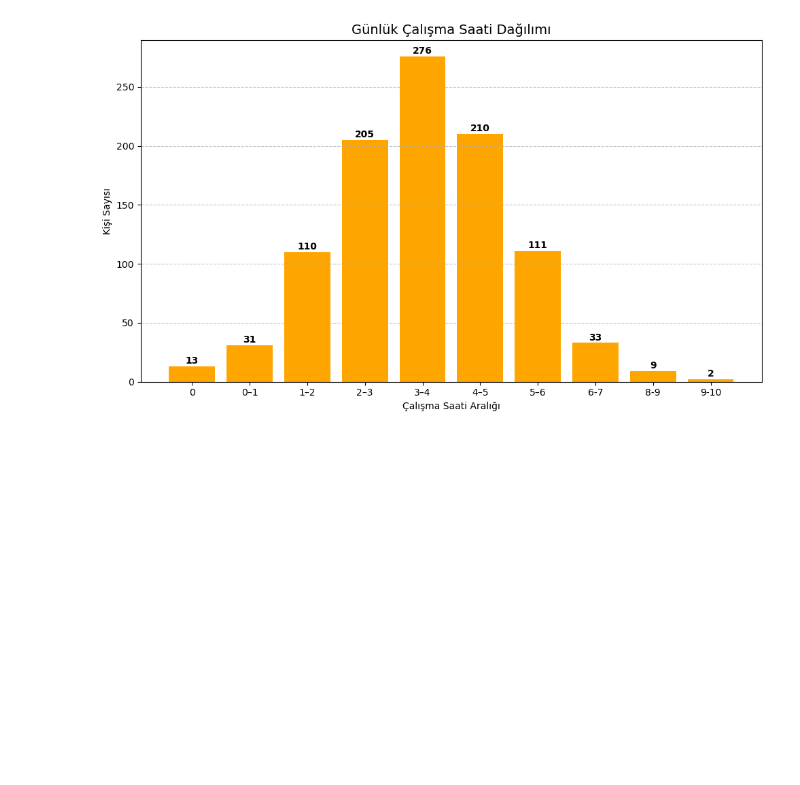
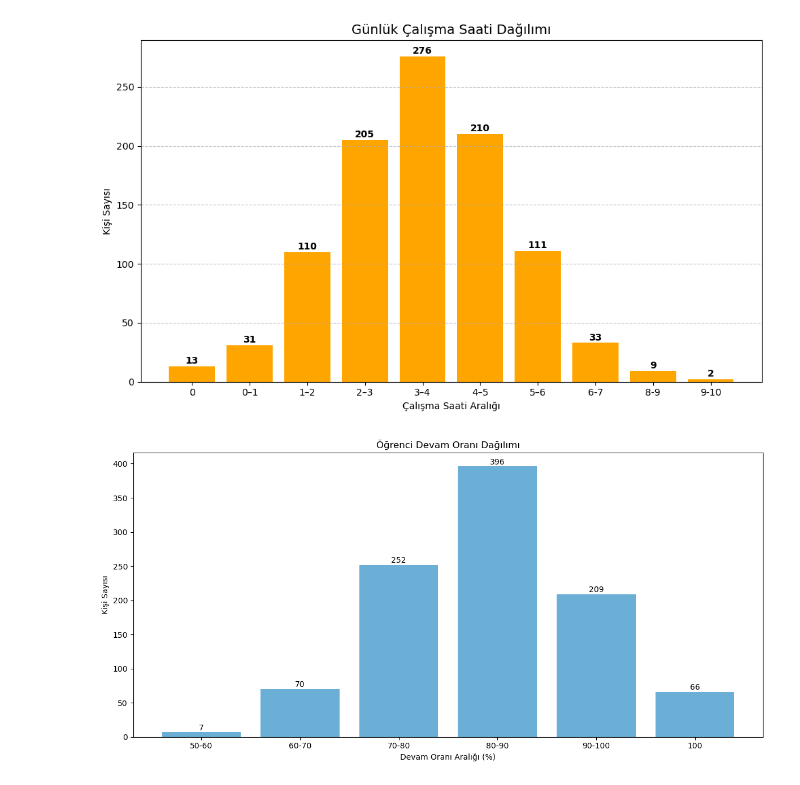
Before and after one commit to uct-trk/Veri-Madenciligi, a Jupyter notebook: data_analysis.ipynb, the cells around one changed output. Saved outputs shown, nothing was run; the diff lists cells and outputs as text; code cells hidden in the pictures; blank space fills up the shorter version.

```diff
--- a/data_analysis.ipynb
+++ b/data_analysis.ipynb
@@ -116,3 +116,30 @@ plt.tight_layout()
 plt.show()
 # %% [output]
 [figure]
+# %%
+import pandas as pd
+import matplotlib.pyplot as plt
+
+df = pd.read_csv("data.csv")
+
+bins = [ 50, 60, 70, 80, 90, 99.9, 100]
+labels = [ '50-60', '60-70', '70-80', '80-90', '90-100', '100']
+
+df['attendance_range'] = pd.cut(df['attendance_percentage'], bins=bins, labels=labels)
+
+attendance_counts = df['attendance_range'].value_counts().sort_index()
+
+plt.figure(figsize=(12, 6))
+bars = plt.bar(attendance_counts.index, attendance_counts.values, color='#6baed6')
+plt.title("Öğrenci Devam Oranı Dağılımı")
+plt.xlabel("Devam Oranı Aralığı (%)")
+plt.ylabel("Kişi Sayısı")
+
+for bar in bars:
+    yval = bar.get_height()
+    plt.text(bar.get_x() + bar.get_width()/2.0, yval + 0.5, int(yval), ha='center', va='bottom')
+
+plt.tight_layout()
+plt.show()
+# %% [output]
+[figure, added]
```
Also changed, not shown: parts of 1 cell of this notebook.
